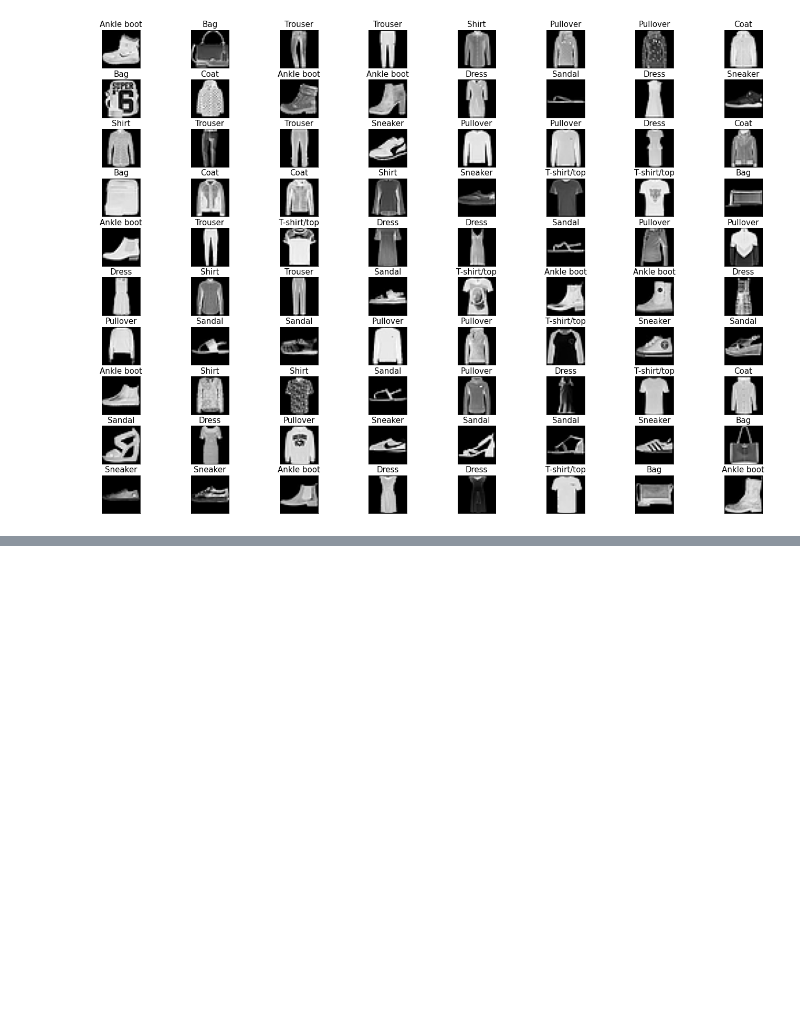
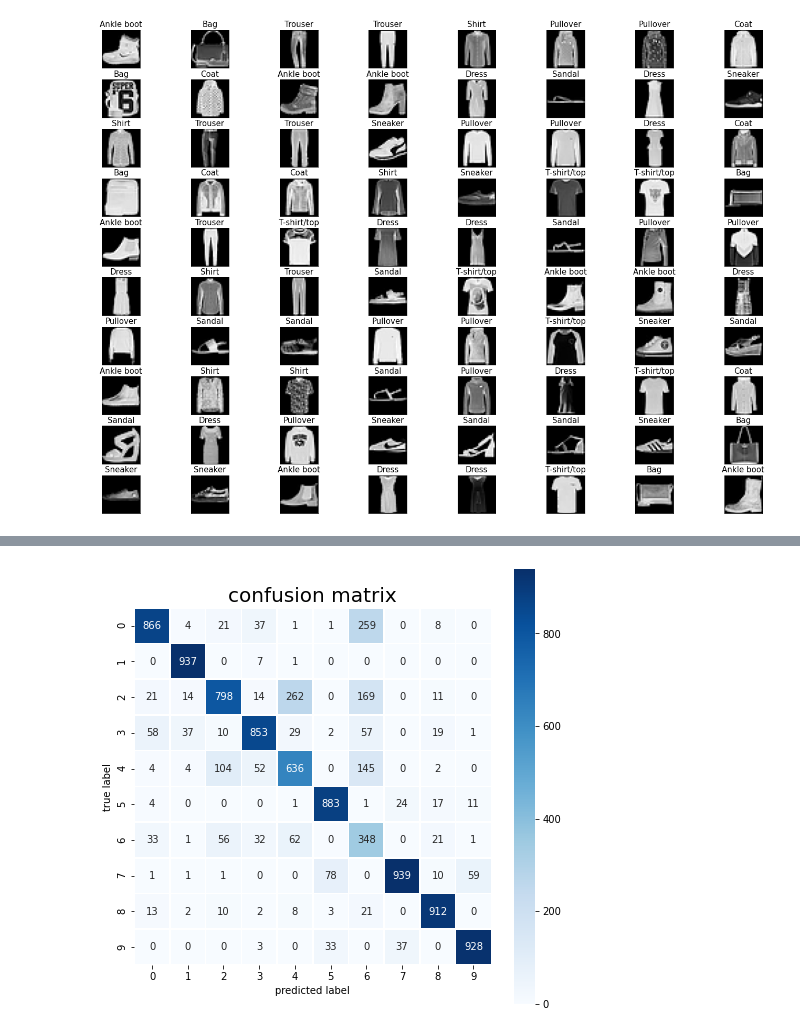
Before and after one commit to ZChen143/ML, a Jupyter notebook: ml.ipynb, the cells around one changed output, grey strips where cells are left out. Cells and saved outputs as stored; diff of their text form; code cells hidden in the pictures; blank space fills up the shorter version.

```diff
--- a/ml.ipynb
+++ b/ml.ipynb
@@ -89,15 +89,11 @@ class LogisticRegression(nn.Module):
         self.sm = nn.Sigmoid()
 
     def forward(self, x):
+        x = x.view(-1,28*28)
         x = self.lr(x)
         x = self.sm(x)
         return x
 
-if torch.cuda.is_available():
-    lr = LogisticRegression().cuda()
-else:
-    lr = LogisticRegression()
-
 criterion = nn.CrossEntropyLoss()
-optimizer = optim.SGD(lr.parameters(), lr=0.001)
+#optimizer = optim.SGD(lr.parameters(), lr=0.005)
 # %%
@@ -156,2 +145,19 @@ end =time.time()
+# %%
+import numpy as np
+import matplotlib.pyplot as plt
+from sklearn import svm, datasets
+from sklearn.model_selection import train_test_split
+from sklearn.metrics import plot_confusion_matrix
+from sklearn.metrics import confusion_matrix
+import seaborn as sns
+
+def plot_confusion_matrix(y_true, y_pred):
+    mtx = confusion_matrix(y_true, y_pred)
+    fig, ax = plt.subplots(figsize=(8,8))
+    plt.title('confusion matrix', fontsize = 20)
+    sns.heatmap(mtx, annot=True, fmt='d', linewidths=0.5,  cbar=True, ax=ax, cmap='Blues',square=True)
+    #  square=True,
+    plt.ylabel('true label')
+    plt.xlabel('predicted label')
 # %%
 # test the model
@@ -201,0 +193,5 @@ None
+# %%
+lr1 = LogisticRegression()
+time_lr1, num_params_lr1 = train_lr_model(lr1,'n') # no regularization
+accuracy_trainset_lr1, accuracy_testset_lr1 = test_model(lr1)
+# %% [output]
@@ -201,0 +215 @@ None
+[figure, added]
```
Also changed, not shown: parts of 16 cells of this notebook.
